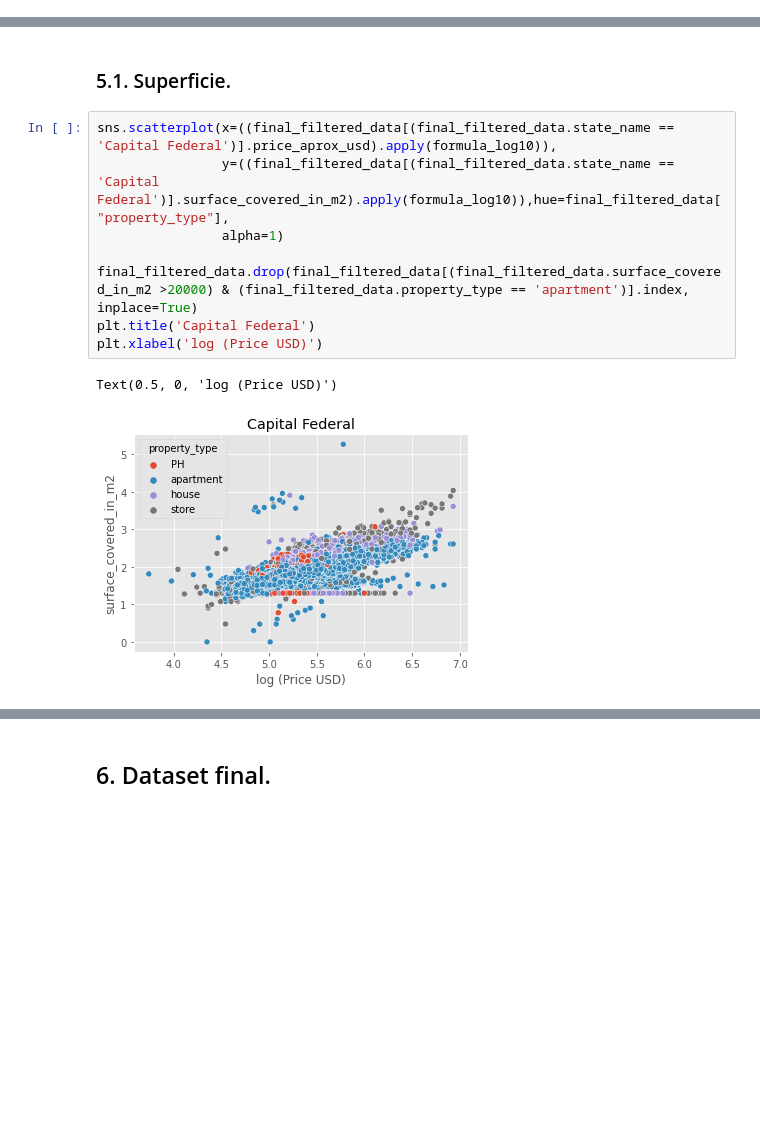
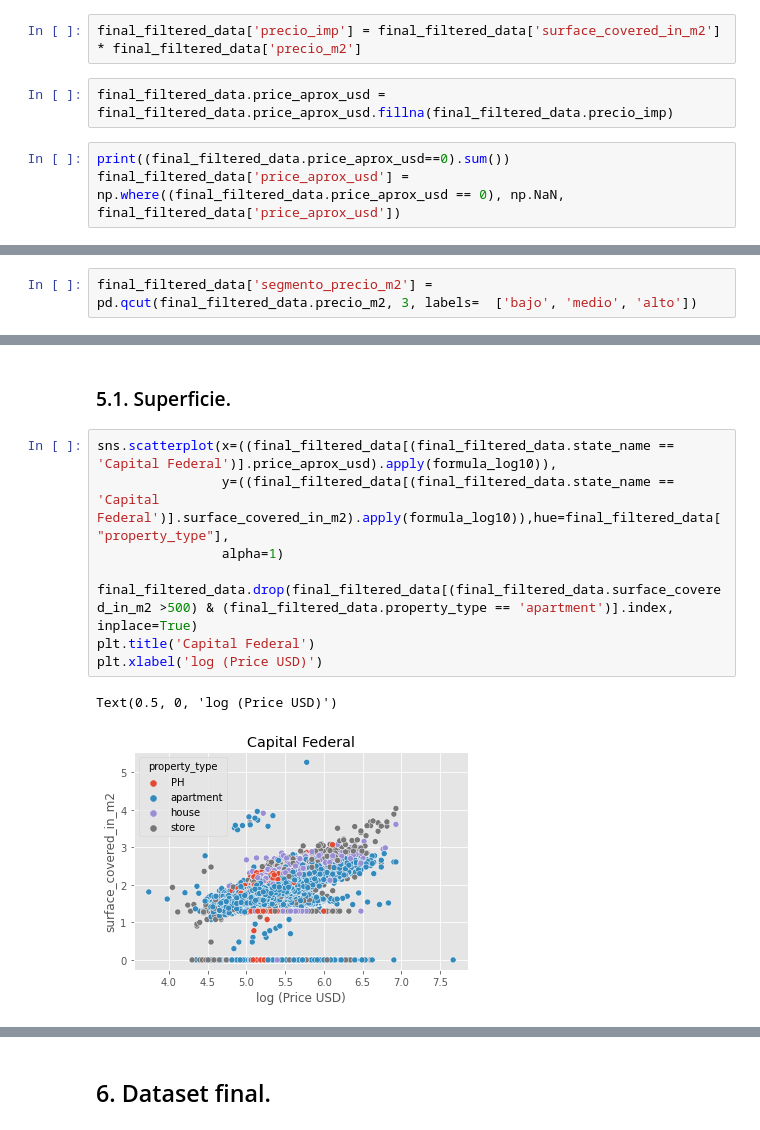
Before and after one commit to Luchiii89/DH_grupo_6, a Jupyter notebook: Desafio_1.ipynb, the cells around one changed output, grey strips where cells are left out. Cells and saved outputs as stored; diff of their text form; blank space fills up the shorter version.

```diff
--- a/Desafio_1.ipynb
+++ b/Desafio_1.ipynb
@@ -1284,0 +1322,7 @@ final_filtered_data.loc[nosubtes_mask, ['lat', 'lon', 'subway_distance']].head()
+# %%
+final_filtered_data['precio_imp'] = final_filtered_data['surface_covered_in_m2'] * final_filtered_data['precio_m2']
+# %%
+final_filtered_data.price_aprox_usd = final_filtered_data.price_aprox_usd.fillna(final_filtered_data.precio_imp)
+# %%
+print((final_filtered_data.price_aprox_usd==0).sum())
+final_filtered_data['price_aprox_usd'] = np.where((final_filtered_data.price_aprox_usd == 0), np.NaN, final_filtered_data['price_aprox_usd'])
@@ -1284,0 +1335,2 @@ final_filtered_data.loc[nosubtes_mask, ['lat', 'lon', 'subway_distance']].head()
+# %%
+final_filtered_data['segmento_precio_m2'] = pd.qcut(final_filtered_data.precio_m2, 3, labels=  ['bajo', 'medio', 'alto'])
@@ -1296,11 +1358,11 @@ def formula_log10(x):
 # %%
 sns.scatterplot(x=((final_filtered_data[(final_filtered_data.state_name == 'Capital Federal')].price_aprox_usd).apply(formula_log10)),
                 y=((final_filtered_data[(final_filtered_data.state_name == 'Capital Federal')].surface_covered_in_m2).apply(formula_log10)),hue=final_filtered_data["property_type"],
                 alpha=1)
 
-final_filtered_data.drop(final_filtered_data[(final_filtered_data.surface_covered_in_m2 >20000) & (final_filtered_data.property_type == 'apartment')].index, inplace=True)
+final_filtered_data.drop(final_filtered_data[(final_filtered_data.surface_covered_in_m2 >500) & (final_filtered_data.property_type == 'apartment')].index, inplace=True)
 plt.title('Capital Federal')
 plt.xlabel('log (Price USD)')
 # %% [output]
 Text(0.5, 0, 'log (Price USD)')
-[figure, old version]
+[figure, new version]
```
Also changed, not shown: parts of 42 cells of this notebook.
